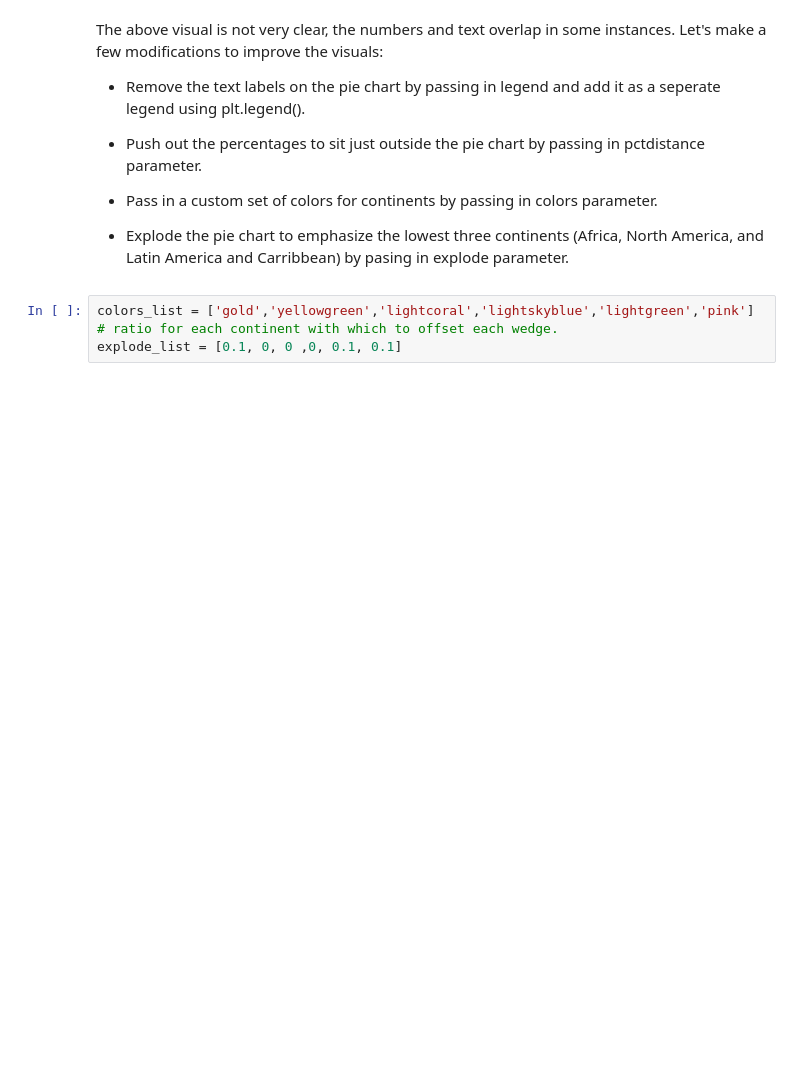
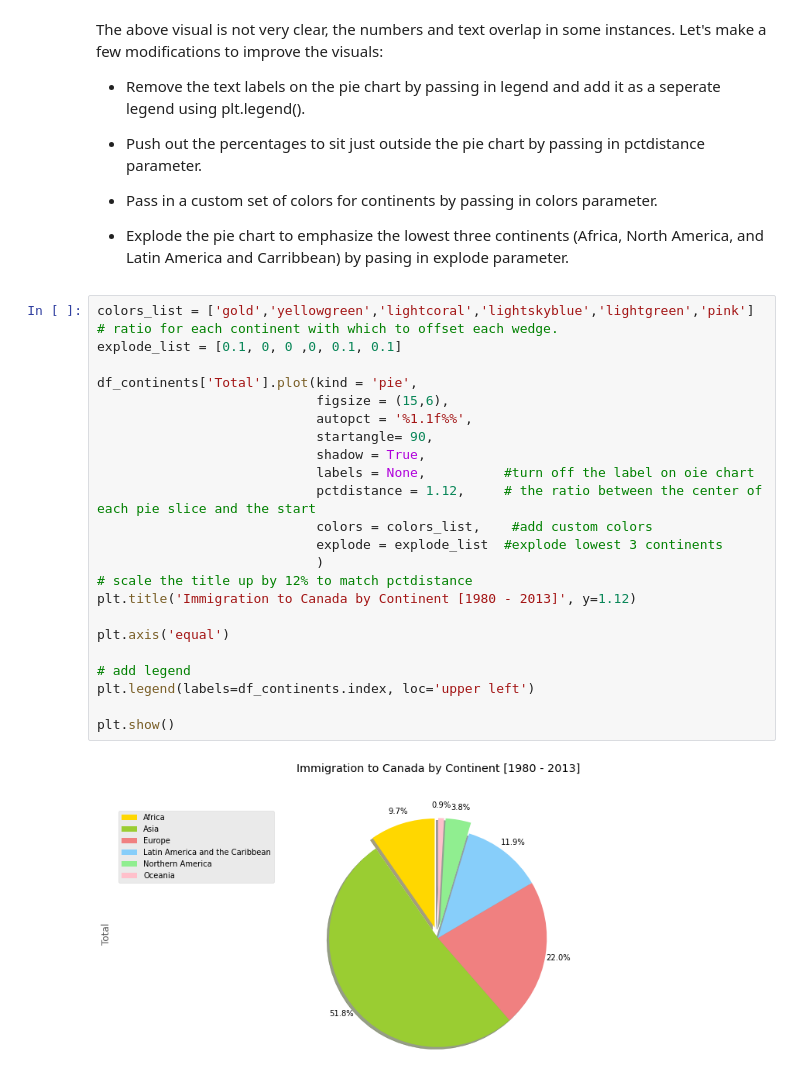
Before and after one commit to hoaint25/IBM_Data_Analyst, a Jupyter notebook: Specialized_visual_tools.ipynb, the cells around one changed output. Saved outputs shown, nothing was run; the diff lists cells and outputs as text; blank space fills up the shorter version.

```diff
--- a/Specialized_visual_tools.ipynb
+++ b/Specialized_visual_tools.ipynb
@@ -143,7 +143,29 @@ The above visual is not very clear, the numbers and text overlap in some instanc
 - Push out the percentages to sit just outside the pie chart by passing in pctdistance parameter.
 - Pass in a custom set of colors for continents by passing in colors parameter.
 - Explode the pie chart to emphasize the lowest three continents (Africa, North America, and Latin America and Carribbean) by pasing in explode parameter.
-# %%
-colors_list = ['gold','yellowgreen','lightcoral','lightskyblue','lightgreen','pink']
-# ratio for each continent with which to offset each wedge.
-explode_list = [0.1, 0, 0 ,0, 0.1, 0.1]
+# %%
+colors_list = ['gold','yellowgreen','lightcoral','lightskyblue','lightgreen','pink']
+# ratio for each continent with which to offset each wedge.
+explode_list = [0.1, 0, 0 ,0, 0.1, 0.1]
+
+df_continents['Total'].plot(kind = 'pie',
+                            figsize = (15,6),
+                            autopct = '%1.1f%%',
+                            startangle= 90,
+                            shadow = True,
+                            labels = None,          #turn off the label on oie chart
+                            pctdistance = 1.12,     # the ratio between the center of each pie slice and the start
+                            colors = colors_list,    #add custom colors
+                            explode = explode_list  #explode lowest 3 continents
+                            )
+# scale the title up by 12% to match pctdistance
+plt.title('Immigration to Canada by Continent [1980 - 2013]', y=1.12)
+
+plt.axis('equal')
+
+# add legend
+plt.legend(labels=df_continents.index, loc='upper left')
+
+plt.show()
+# %% [output]
+[figure, added]
```
